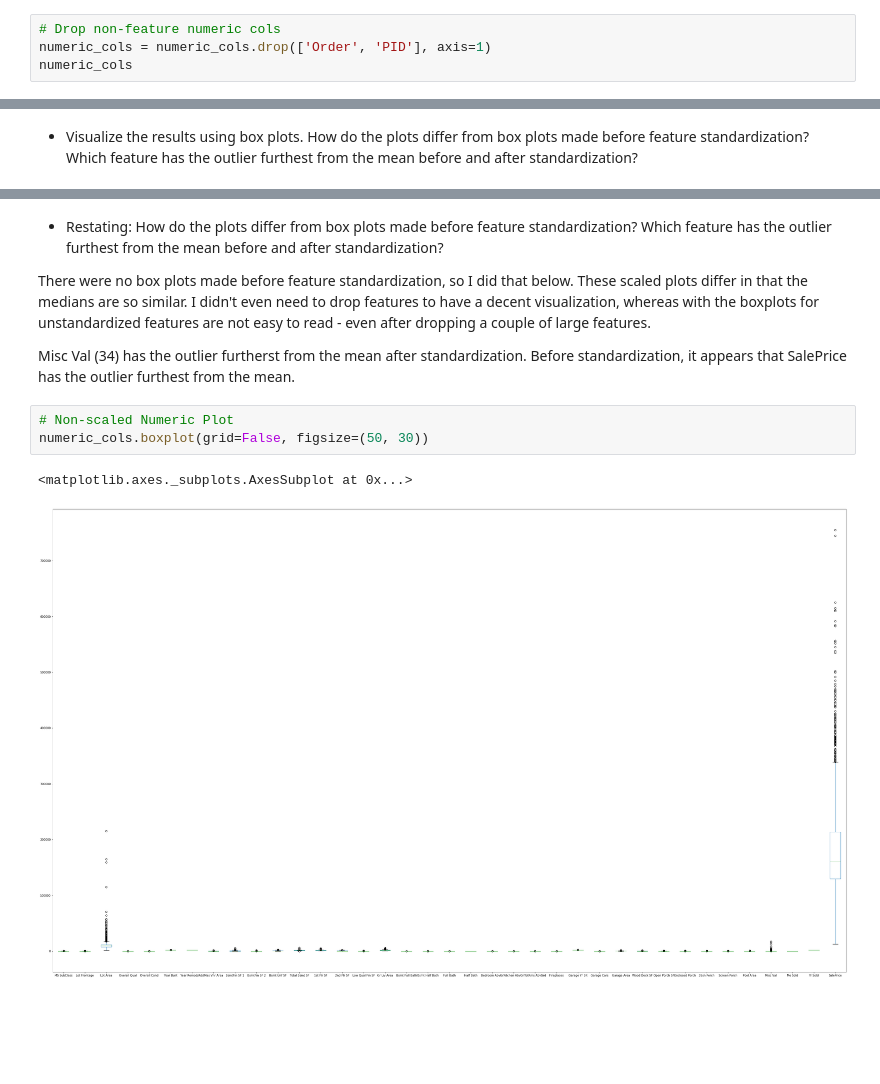
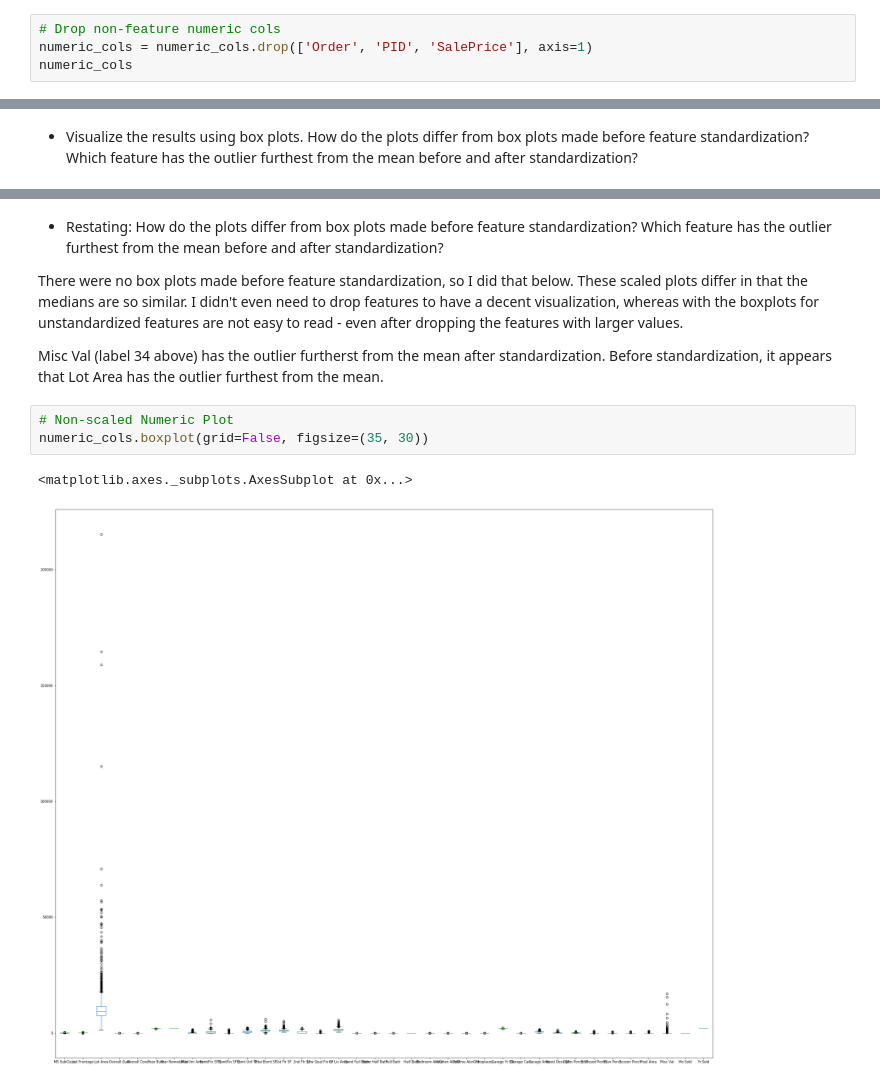
Before and after one commit to run-cmw/data-mining-practice, a Jupyter notebook: assignment2-wells.ipynb, the cells around one changed output, grey strips where cells are left out. Drawn from its saved outputs; the diff is of its cells as text; blank space fills up the shorter version.

Commit message:
2.2 updated non-standardized box plot

```diff
--- a/assignment2-wells.ipynb
+++ b/assignment2-wells.ipynb
@@ -168,7 +168,7 @@ numeric_cols
 2930 rows × 39 columns
 # %%
 # Drop non-feature numeric cols
-numeric_cols = numeric_cols.drop(['Order', 'PID'], axis=1)
+numeric_cols = numeric_cols.drop(['Order', 'PID', 'SalePrice'], axis=1)
 numeric_cols
 # %% [output]
 |  | MS SubClass | Lot Frontage | Lot Area | Overall Qual | Overall Cond | Year Built | Year Remod/Add | ... |
@@ -259,12 +259,12 @@ ax1.boxplot(x1, patch_artist=True)
 # %% [markdown]
 - Restating: How do the plots differ from box plots made before feature standardization? Which feature has the outlier furthest from the mean before and after standardization?
 
-There were no box plots made before feature standardization, so I did that below. These scaled plots differ in that the medians are so similar. I didn't even need to drop features to have a decent visualization, whereas with the boxplots for unstandardized features are not easy to read - even after dropping a couple of large features.
+There were no box plots made before feature standardization, so I did that below. These scaled plots differ in that the medians are so similar. I didn't even need to drop features to have a decent visualization, whereas with the boxplots for unstandardized features are not easy to read - even after dropping the features with larger values.
 
-Misc Val (34) has the outlier furtherst from the mean after standardization. Before standardization, it appears that SalePrice has the outlier furthest from the mean.
+Misc Val (label 34 above) has the outlier furtherst from the mean after standardization. Before standardization, it appears that Lot Area has the outlier furthest from the mean.
 # %%
 # Non-scaled Numeric Plot
-numeric_cols.boxplot(grid=False, figsize=(50, 30))
+numeric_cols.boxplot(grid=False, figsize=(35, 30))
 # %% [output]
 <matplotlib.axes._subplots.AxesSubplot at 0x...>
-[figure, old version]
+[figure, new version]
```
Also changed, not shown: parts of 11 cells of this notebook.
